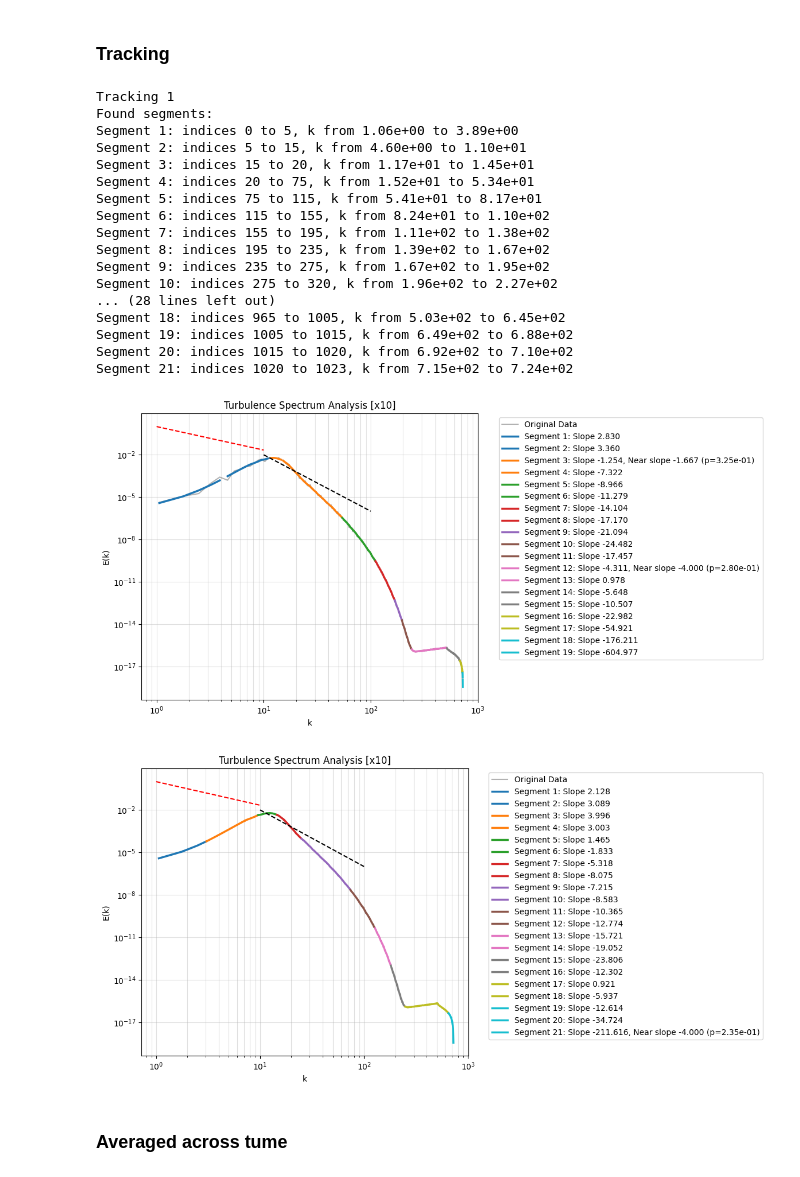
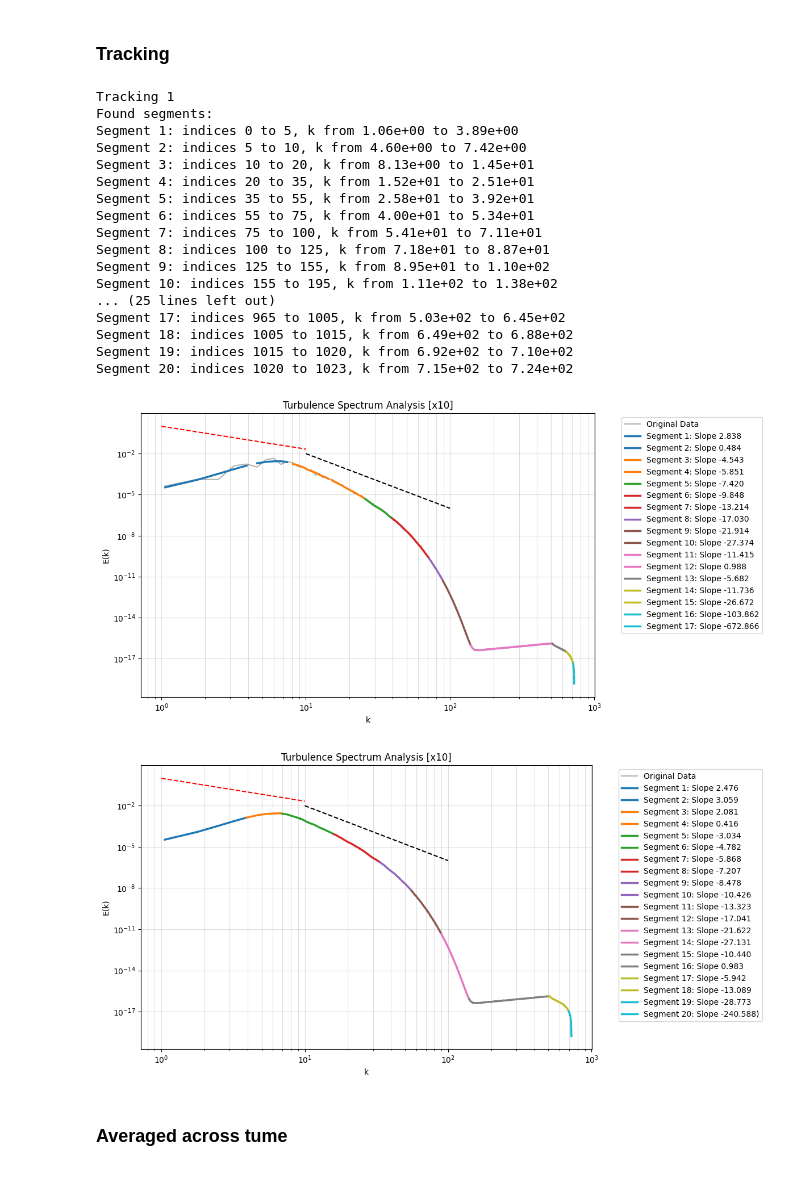
Before and after one commit to red1ithink/EnergySpectrum, a Jupyter notebook: tracking_range.ipynb, the cells around one changed output. Saved outputs shown, nothing was run; the diff lists cells and outputs as text; code cells hidden in the pictures.

```diff
--- a/tracking_range.ipynb
+++ b/tracking_range.ipynb
@@ -62,33 +62,33 @@ plt.show()
 # %% [markdown]
 ### Tracking ###
 # %%
-file = '../proceed_data/proceed_data_v_10/processed_data_u/0.6_ux_uy_data.txt'
+file = '../proceed_data/proceed_data_v_10/processed_data_u/6_ux_uy_data.txt'
 print('Tracking 1')
 tr.tracking(file, 1e-1, 'x10')
 compared_line()
 print('Tracking 2')
 tr.tracking2(file, 1e-1, 'x10')
 compared_line()
 # %% [output]
 Tracking 1
 Found segments:
 Segment 1: indices 0 to 5, k from 1.06e+00 to 3.89e+00
-Segment 2: indices 5 to 15, k from 4.60e+00 to 1.10e+01
-Segment 3: indices 15 to 20, k from 1.17e+01 to 1.45e+01
-Segment 4: indices 20 to 75, k from 1.52e+01 to 5.34e+01
-Segment 5: indices 75 to 115, k from 5.41e+01 to 8.17e+01
-Segment 6: indices 115 to 155, k from 8.24e+01 to 1.10e+02
-Segment 7: indices 155 to 195, k from 1.11e+02 to 1.38e+02
-Segment 8: indices 195 to 235, k from 1.39e+02 to 1.67e+02
-Segment 9: indices 235 to 275, k from 1.67e+02 to 1.95e+02
-Segment 10: indices 275 to 320, k from 1.96e+02 to 2.27e+02
-... (28 lines left out)
-Segment 18: indices 965 to 1005, k from 5.03e+02 to 6.45e+02
-Segment 19: indices 1005 to 1015, k from 6.49e+02 to 6.88e+02
-Segment 20: indices 1015 to 1020, k from 6.92e+02 to 7.10e+02
-Segment 21: indices 1020 to 1023, k from 7.15e+02 to 7.24e+02
+Segment 2: indices 5 to 10, k from 4.60e+00 to 7.42e+00
+Segment 3: indices 10 to 20, k from 8.13e+00 to 1.45e+01
+Segment 4: indices 20 to 35, k from 1.52e+01 to 2.51e+01
+Segment 5: indices 35 to 55, k from 2.58e+01 to 3.92e+01
+Segment 6: indices 55 to 75, k from 4.00e+01 to 5.34e+01
+Segment 7: indices 75 to 100, k from 5.41e+01 to 7.11e+01
+Segment 8: indices 100 to 125, k from 7.18e+01 to 8.87e+01
+Segment 9: indices 125 to 155, k from 8.95e+01 to 1.10e+02
+Segment 10: indices 155 to 195, k from 1.11e+02 to 1.38e+02
+... (25 lines left out)
+Segment 17: indices 965 to 1005, k from 5.03e+02 to 6.45e+02
+Segment 18: indices 1005 to 1015, k from 6.49e+02 to 6.88e+02
+Segment 19: indices 1015 to 1020, k from 6.92e+02 to 7.10e+02
+Segment 20: indices 1020 to 1023, k from 7.15e+02 to 7.24e+02
-[figure, old version]
+[figure, new version]
-[figure, old version]
+[figure, new version]
 # %% [markdown]
 ### Averaged across tume ###
 # %%
```
Also changed, not shown: parts of 4 cells of this notebook, 2 other files.
